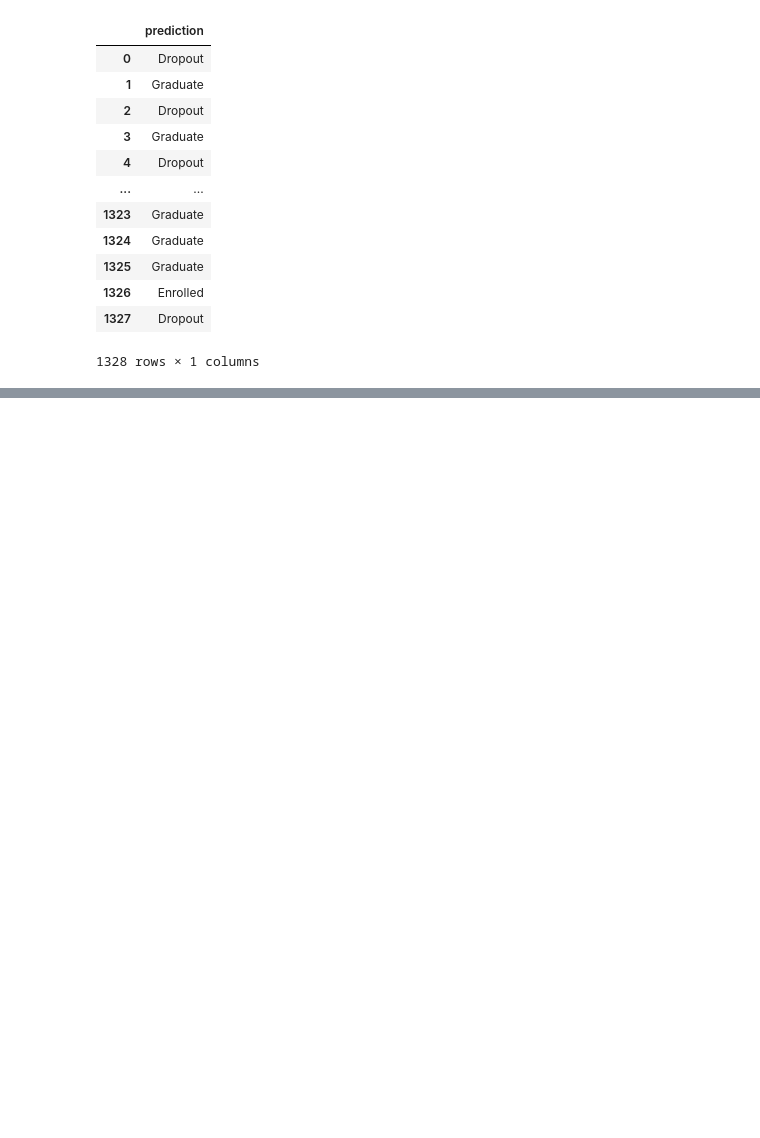
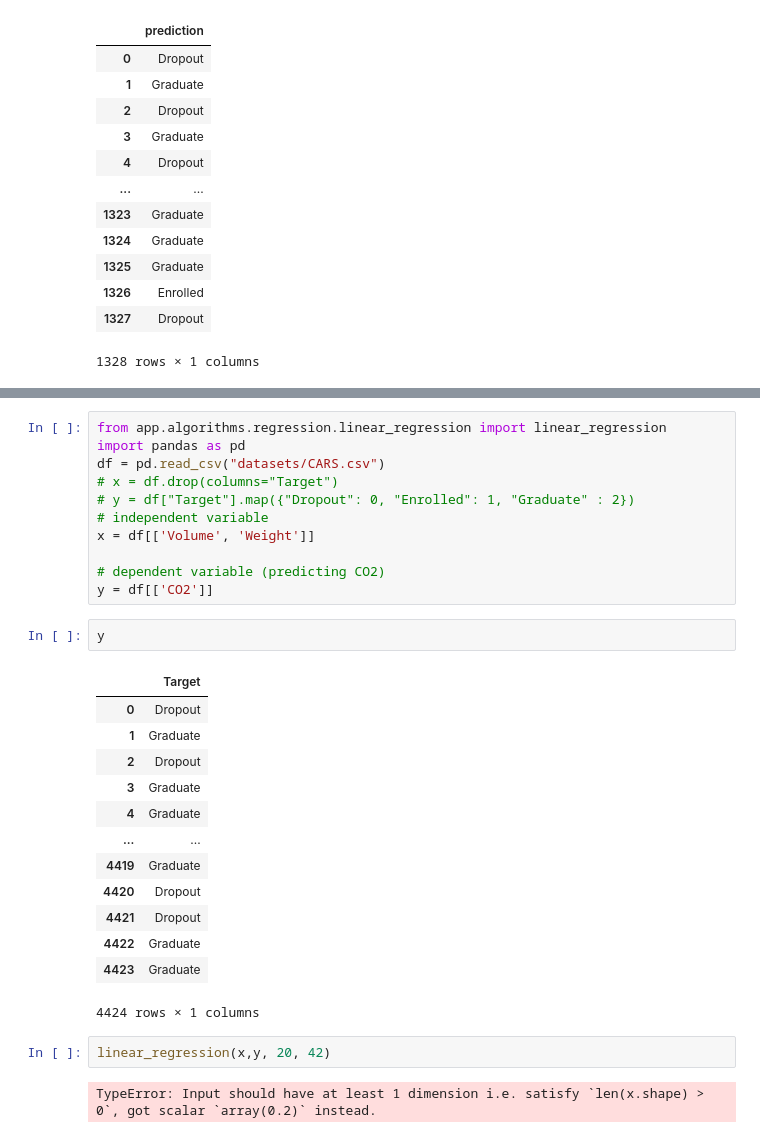
Before and after one commit to Maqbool-Ahmed-1208/ML-Algorithms, a Jupyter notebook: testing.ipynb, the cells around one changed output, grey strips where cells are left out. Saved outputs shown, nothing was run; the diff lists cells and outputs as text; blank space fills up the shorter version.

Commit message:
linear regression code added

```diff
--- a/testing.ipynb
+++ b/testing.ipynb
@@ -109,0 +72,31 @@ Accuracy_score
+# %%
+from app.algorithms.regression.linear_regression import linear_regression
+import pandas as pd
+df = pd.read_csv("datasets/CARS.csv")
+# x = df.drop(columns="Target")
+# y = df["Target"].map({"Dropout": 0, "Enrolled": 1, "Graduate" : 2})
+# independent variable
+x = df[['Volume', 'Weight']]
+
+# dependent variable (predicting CO2)
+y = df[['CO2']]
+# %%
+y
+# %% [output]
+|  | Target |
+| 0 | Dropout |
+| 1 | Graduate |
+| 2 | Dropout |
+| 3 | Graduate |
+| 4 | Graduate |
+| ... | ... |
+| 4419 | Graduate |
+| 4420 | Dropout |
+| 4421 | Dropout |
+| 4422 | Graduate |
+| 4423 | Graduate |
+4424 rows × 1 columns
+# %%
+linear_regression(x,y, 20, 42)
+# %% [output]
+TypeError: Input should have at least 1 dimension i.e. satisfy `len(x.shape) > 0`, got scalar `array(0.2)` instead.
```
Also changed, not shown: parts of 11 cells of this notebook, 3 other files.
